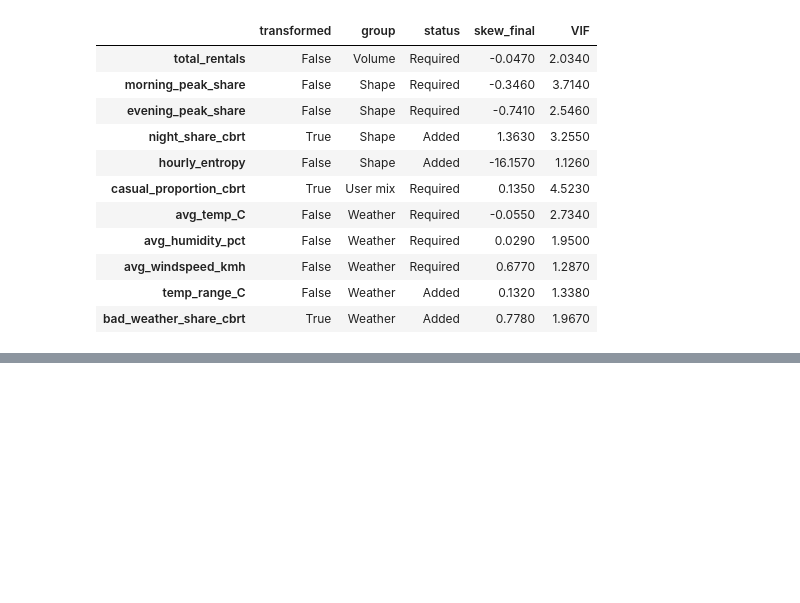
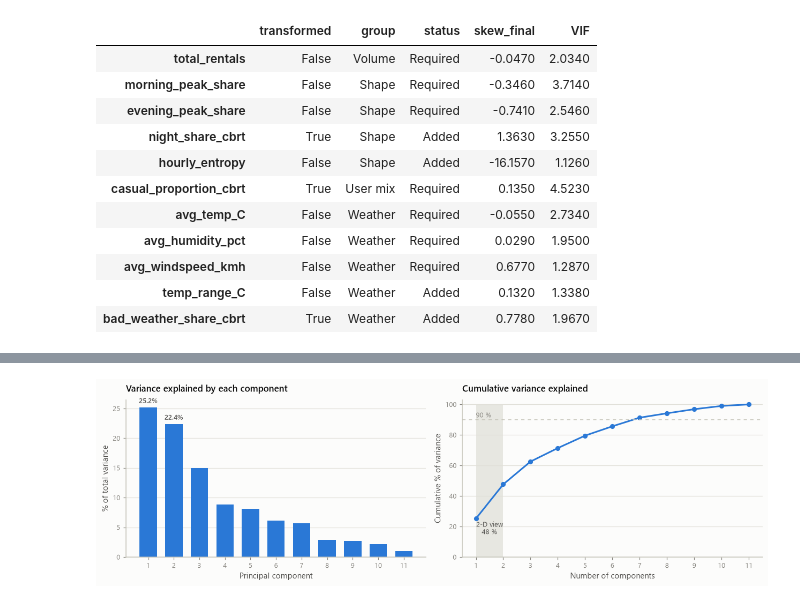
Before and after one commit to heshannethmina/Clustering-Urban-Mobility-Patterns-Using-Bike-Sharing-Data, a Jupyter notebook: bike_sharing_clustering.ipynb, the cells around one changed output, grey strips where cells are left out. Cells and saved outputs as stored; diff of their text form; code cells hidden in the pictures; blank space fills up the shorter version.

```diff
--- a/bike_sharing_clustering.ipynb
+++ b/bike_sharing_clustering.ipynb
@@ -2023,0 +2176,15 @@ context : 731 x 15   labels, for validation
+# %%
+from sklearn.decomposition import PCA
+
+pca = PCA(n_components=len(SELECTED_FEATURES), random_state=RANDOM_STATE).fit(X)
+Z = pca.transform(X)
+pcs = pd.DataFrame(Z[:, :3], index=daily.index, columns=["PC1", "PC2", "PC3"])
+
+var = pca.explained_variance_ratio_
+print(f"PC1 {var[0]:.1%}   PC2 {var[1]:.1%}   -> {var[:2].sum():.1%} of variance in two dimensions")
+print(f"PC3 {var[2]:.1%}   -> {var[:3].sum():.1%} in three")
+print(f"Components needed for 90 % of variance: {int(np.argmax(var.cumsum() >= 0.90) + 1)}")
+
+loadings = pd.DataFrame(pca.components_[:3].T, index=SELECTED_FEATURES,
+                        columns=["PC1", "PC2", "PC3"])
+loadings.round(3)
@@ -2023,0 +2207,27 @@ context : 731 x 15   labels, for validation
+# %%
+# ---- Figure 13: how much structure lives in two dimensions ----------------
+fig, axes = plt.subplots(1, 2, figsize=(11.5, 3.6))
+
+axes[0].bar(range(1, len(var) + 1), var * 100, width=0.68, color=SERIES[0])
+for i in range(2):
+    axes[0].text(i + 1, var[i] * 100 + 0.7, f"{var[i]:.1%}", ha="center",
+                 fontsize=8.4, color=PALETTE["ink2"], fontweight="semibold")
+axes[0].set_xticks(range(1, len(var) + 1))
+finish(axes[0], title="Variance explained by each component",
+       xlabel="Principal component", ylabel="% of total variance")
+
+cum = var.cumsum() * 100
+axes[1].plot(range(1, len(var) + 1), cum, color=SERIES[0], marker="o", markersize=5)
+axes[1].axhline(90, color=PALETTE["axis"], lw=1, ls=(0, (4, 4)))
+axes[1].text(1, 91.5, "90 %", fontsize=8.4, color=PALETTE["muted"])
+axes[1].fill_between([1, 2], 0, 100, color=PALETTE["grid"], alpha=0.75, zorder=0)
+axes[1].text(1.5, 15, f"2-D view\n{cum[1]:.0f} %", ha="center", fontsize=8.4, color=PALETTE["ink2"])
+axes[1].set_xticks(range(1, len(var) + 1)); axes[1].set_ylim(0, 103)
+finish(axes[1], title="Cumulative variance explained",
+       xlabel="Number of components", ylabel="Cumulative % of variance")
+
+fig.tight_layout()
+save(fig, "fig13_pca_scree")
+plt.show()
+# %% [output]
+[figure, added]
```
Also changed, not shown: parts of 20 cells of this notebook, 7 other files.
